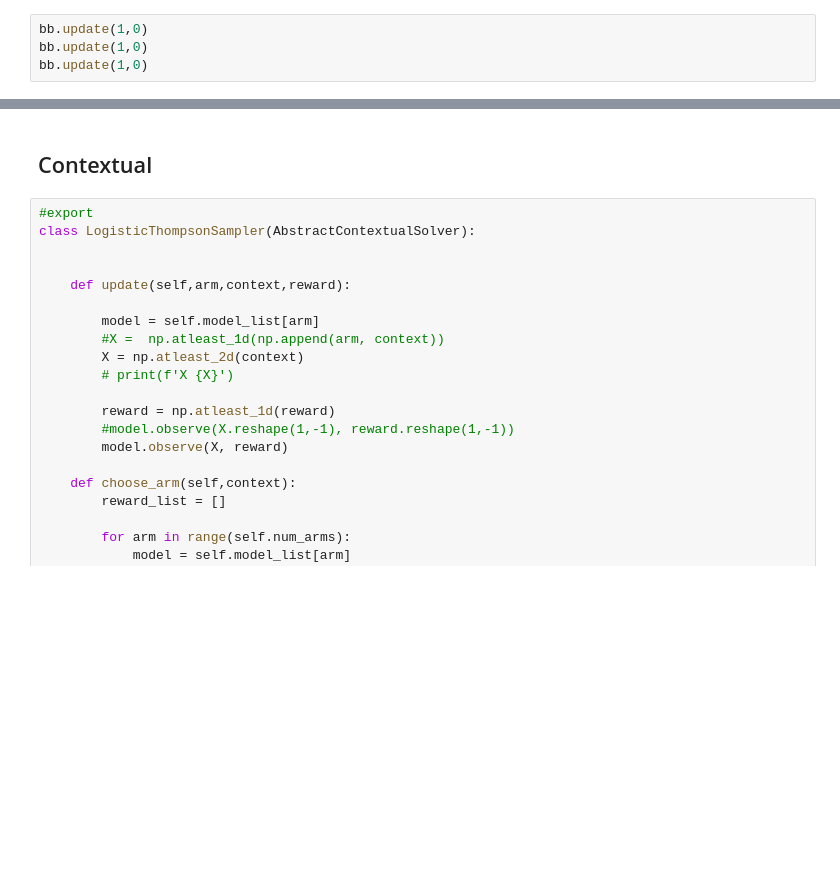
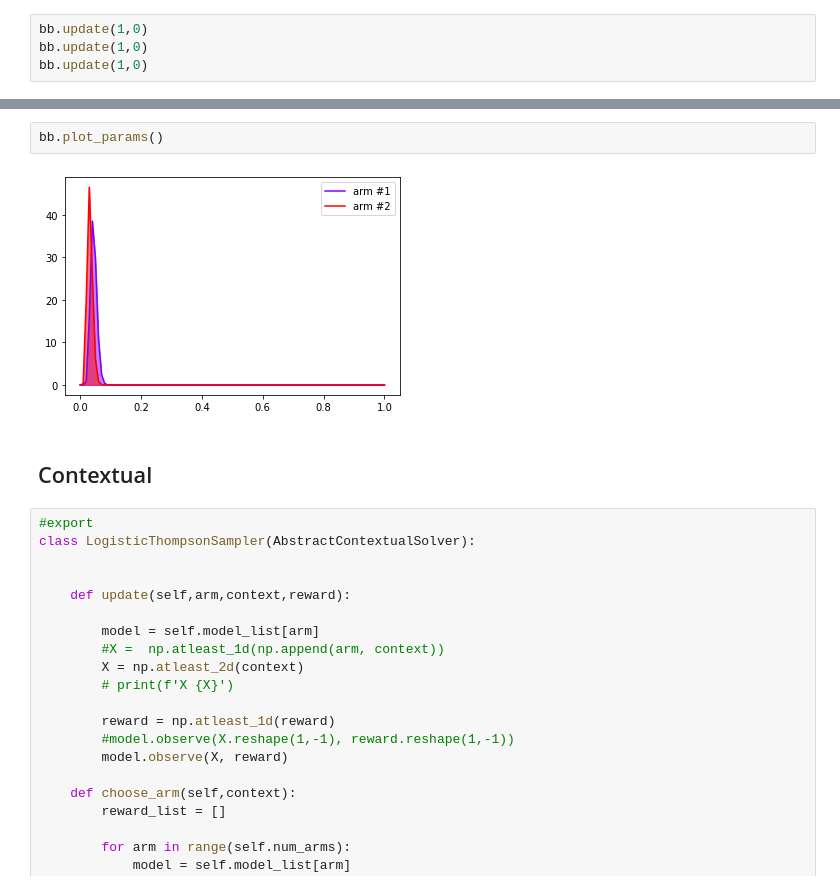
Before and after one commit to wooohoooo/thompson_sampling, a Jupyter notebook: 04_solvers.ipynb, the cells around one changed output, grey strips where cells are left out. Drawn from its saved outputs; the diff is of its cells as text; blank space fills up the shorter version.

```diff
--- a/04_solvers.ipynb
+++ b/04_solvers.ipynb
@@ -221,3 +495,7 @@ bb.choose_arm_and_plot()
+# %%
+bb.plot_params()
+# %% [output]
+[figure, added]
 # %% [markdown]
 ## Contextual
 # %%
```
Also changed, not shown: parts of 40 cells of this notebook, 1 other file.
